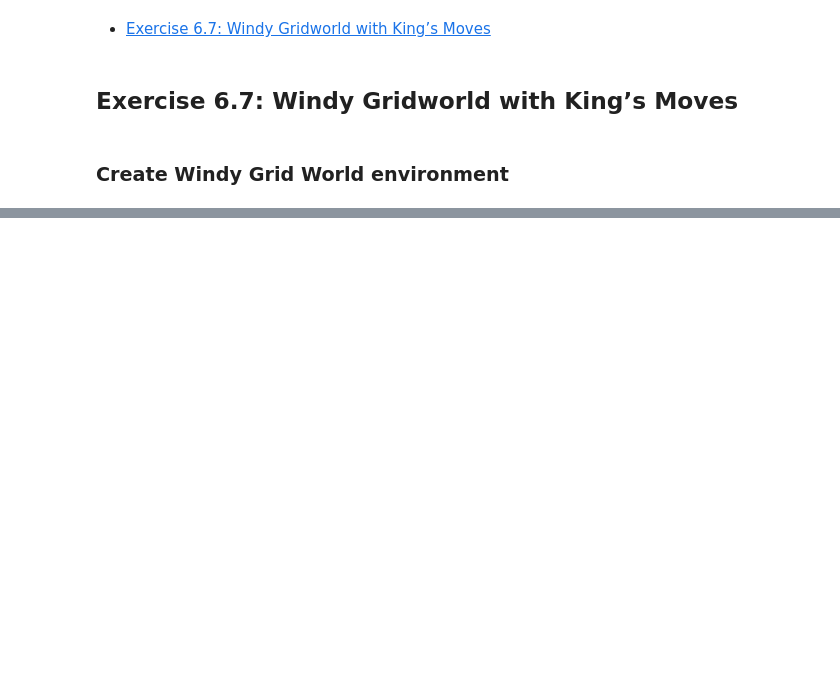
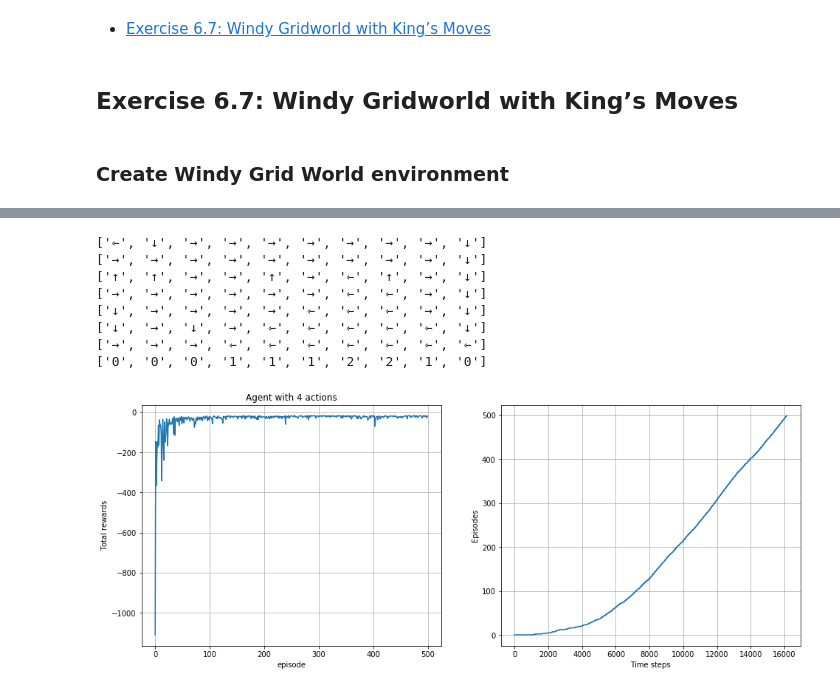
Before and after one commit to regata/rl-book, a Jupyter notebook: ch6.ipynb, the cells around one changed output, grey strips where cells are left out. Drawn from its saved outputs; the diff is of its cells as text; code cells hidden in the pictures; blank space fills up the shorter version.

```diff
--- a/ch6.ipynb
+++ b/ch6.ipynb
@@ -55,0 +129,4 @@ class WindyGridworld(object):
+# %%
+actions4 = ['left', 'right', 'up', 'down']
+actions8 = ['left', 'right', 'up', 'down', 'up_left', 'down_left', 'up_right', 'down_right']
+actions9 = ['left', 'right', 'up', 'down', 'up_left', 'down_left', 'up_right', 'down_right', 'stop']
@@ -56,2 +145,40 @@ class WindyGridworld(object):
+# %%
+def evaluate(agent, title):
+    agent.learn()
+
+    total_rewards = []
+    episode_ids = []
+    for e_id, episode in enumerate(agent.episodes):
+        rewards = map(lambda e: e.reward, episode)
+        total_rewards.append(sum(rewards))
+        episode_ids.extend([e_id] * len(episode))
+
+    fig, axs = plt.subplots(1, 2, figsize=(16, 6))
+
+    # display total reward vs episodes
+    ax = axs[0]
+    ax.plot(total_rewards)
+    ax.grid()
+    ax.set_title(title)
+    ax.set_xlabel('episode')
+    ax.set_ylabel('Total rewards')
+
+    # display time steps vs episodes
+    ax = axs[1]
+    ax.plot(episode_ids)
+    ax.grid()
+    ax.set_xlabel('Time steps')
+    ax.set_ylabel('Episodes')
+
+    q = agent._q
+    for y in range(agent._env.shape[1] - 1, -1, -1):
+        row = []
+        for x in range(agent._env.shape[0]):
+            state = (x,y)
+            a = max(q[state], key=q[state].get)
+            row.append(ACTION_TO_ARROW[a])
+            # row.append(a)
+        print(row)
+    print([str(w) for w in WIND])
 # %%
 world = WindyGridworld()
@@ -61,0 +185,13 @@ class SarsaAgent(object):
+# %%
+agent4 = SarsaAgent(world, actions4)
+evaluate(agent4, 'Agent with 4 actions')
+# %% [output]
+['⇽', '↓', '→', '→', '→', '→', '→', '→', '→', '↓']
+['→', '→', '→', '→', '→', '→', '→', '→', '→', '↓']
+['↑', '↑', '→', '→', '↑', '→', '⇽', '↑', '→', '↓']
+['→', '→', '→', '→', '→', '→', '⇽', '⇽', '→', '↓']
+['↓', '→', '→', '→', '→', '⇽', '⇽', '⇽', '→', '↓']
+['↓', '→', '↓', '→', '⇽', '⇽', '⇽', '⇽', '⇽', '↓']
+['→', '→', '→', '⇽', '⇽', '⇽', '⇽', '⇽', '⇽', '⇽']
+['0', '0', '0', '1', '1', '1', '2', '2', '1', '0']
+[figure, added]
```
Also changed, not shown: parts of 13 cells of this notebook.
